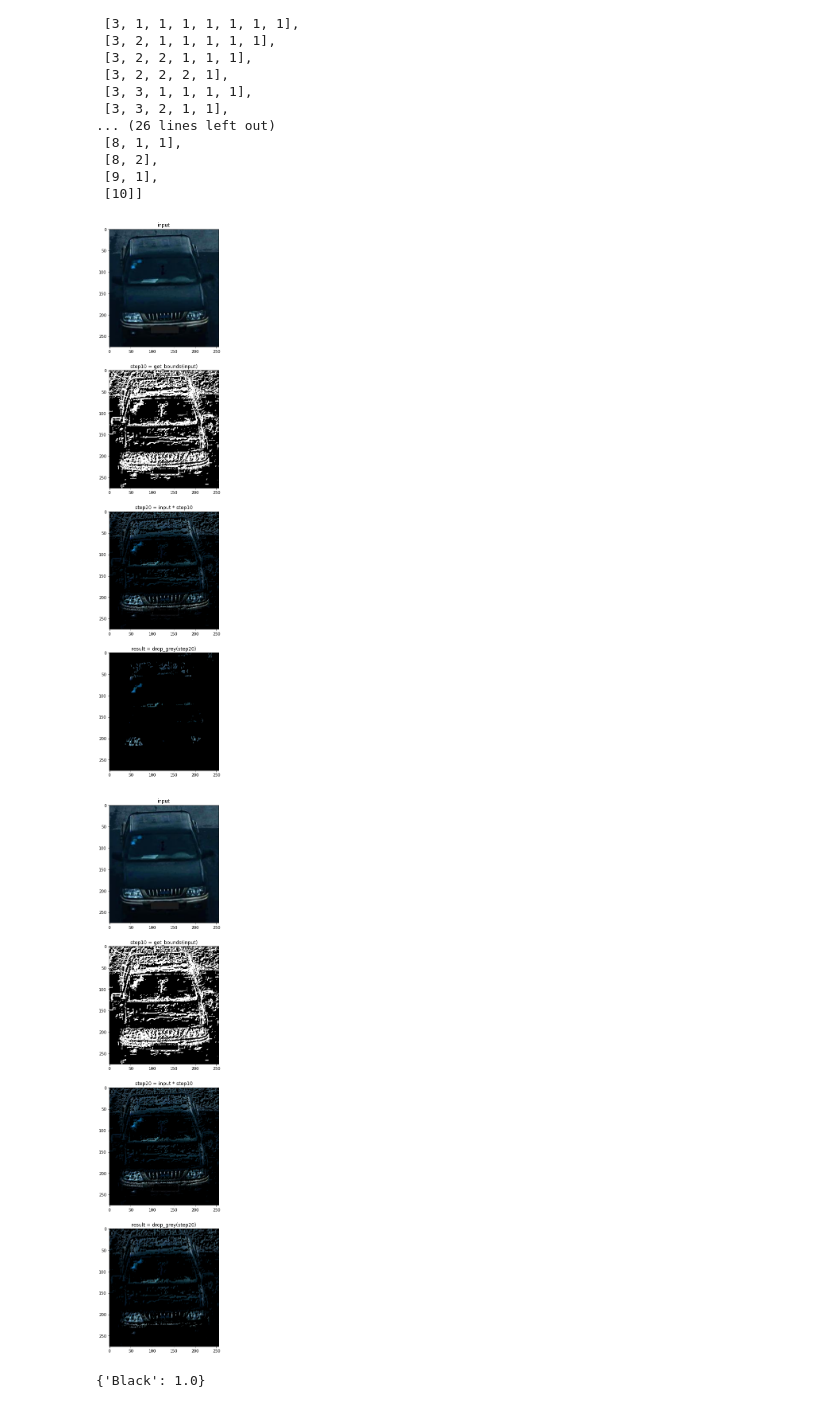
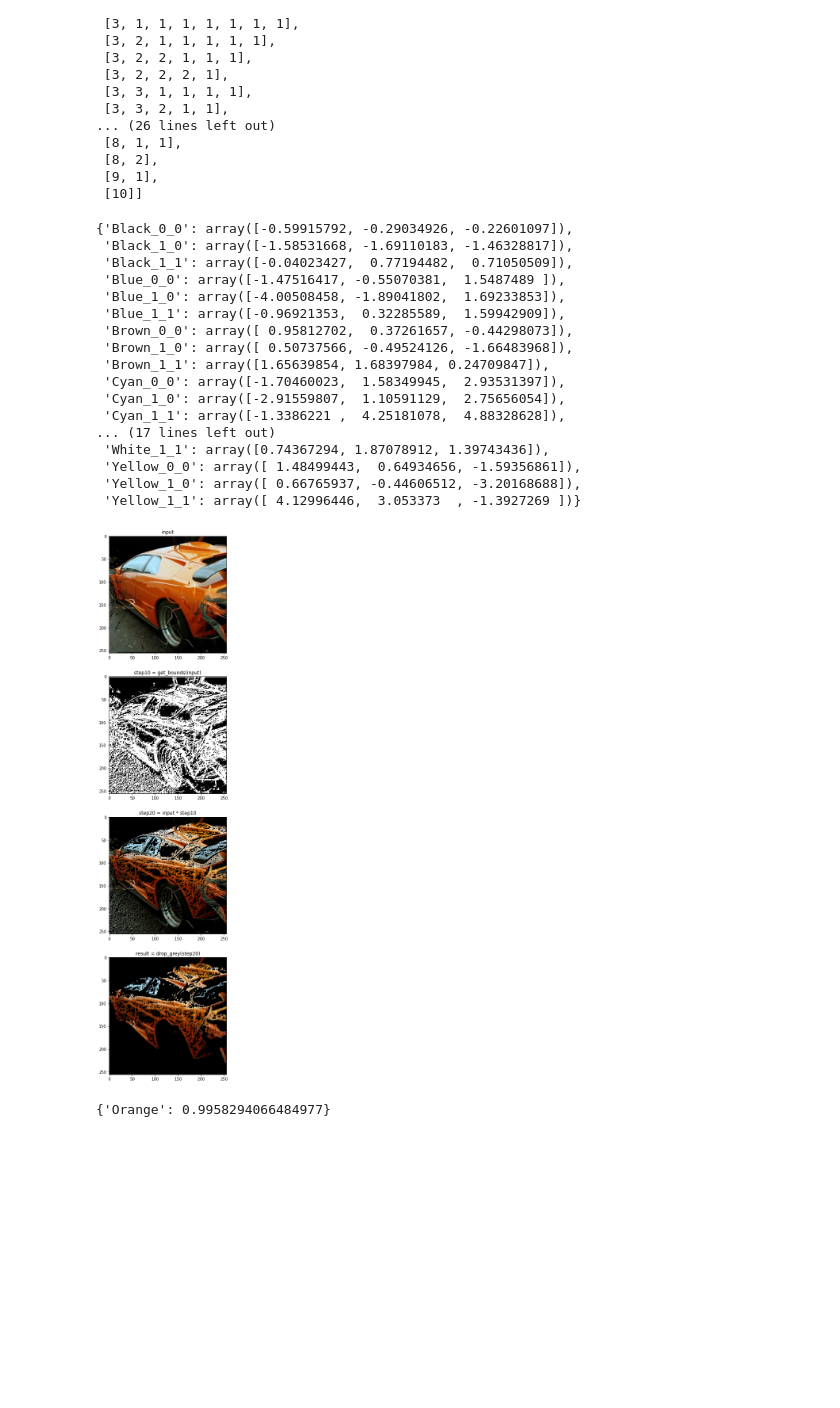
Before and after one commit to VladimirMynka/car-color-detection, a Jupyter notebook: src/experiments.ipynb, the cells around one changed output. Cells and saved outputs as stored; diff of their text form; code cells hidden in the pictures; blank space fills up the shorter version.

Commit message:
Color divider (#5)
* Выделил модели в отдельную папку

* Добавил новую модель, поправил старые

```diff
--- a/src/experiments.ipynb
+++ b/src/experiments.ipynb
@@ -1107,7 +1104,30 @@ model.fit(train)
+# %%
+p = Processor(when_grey_std=18)
+model = Model(COLORS, p, max_depth=2, min_ratio=0.2)
+model.fit(train)
+# %%
+model.means
+# %% [output]
+{'Black_0_0': array([-0.59915792, -0.29034926, -0.22601097]),
+ 'Black_1_0': array([-1.58531668, -1.69110183, -1.46328817]),
+ 'Black_1_1': array([-0.04023427,  0.77194482,  0.71050509]),
+ 'Blue_0_0': array([-1.47516417, -0.55070381,  1.5487489 ]),
+ 'Blue_1_0': array([-4.00508458, -1.89041802,  1.69233853]),
+ 'Blue_1_1': array([-0.96921353,  0.32285589,  1.59942909]),
+ 'Brown_0_0': array([ 0.95812702,  0.37261657, -0.44298073]),
+ 'Brown_1_0': array([ 0.50737566, -0.49524126, -1.66483968]),
+ 'Brown_1_1': array([1.65639854, 1.68397984, 0.24709847]),
+ 'Cyan_0_0': array([-1.70460023,  1.58349945,  2.93531397]),
+ 'Cyan_1_0': array([-2.91559807,  1.10591129,  2.75656054]),
+ 'Cyan_1_1': array([-1.3386221 ,  4.25181078,  4.88328628]),
+... (17 lines left out)
+ 'White_1_1': array([0.74367294, 1.87078912, 1.39743436]),
+ 'Yellow_0_0': array([ 1.48499443,  0.64934656, -1.59356861]),
+ 'Yellow_1_0': array([ 0.66765937, -0.44606512, -3.20168688]),
+ 'Yellow_1_1': array([ 4.12996446,  3.053373  , -1.3927269 ])}
 # %%
-model.predictOne(train['Black'][5], top=1, logging=True)
+model.predictOne(train['Orange'][9], top=1, logging=True)
 # %% [output]
-[figure, old version]
+[figure, new version]
-[figure, removed]
-{'Black': 1.0}
+{'Orange': 0.9958294066484977}
 # %%
```
Also changed, not shown: parts of 11 cells of this notebook, 11 other files.
